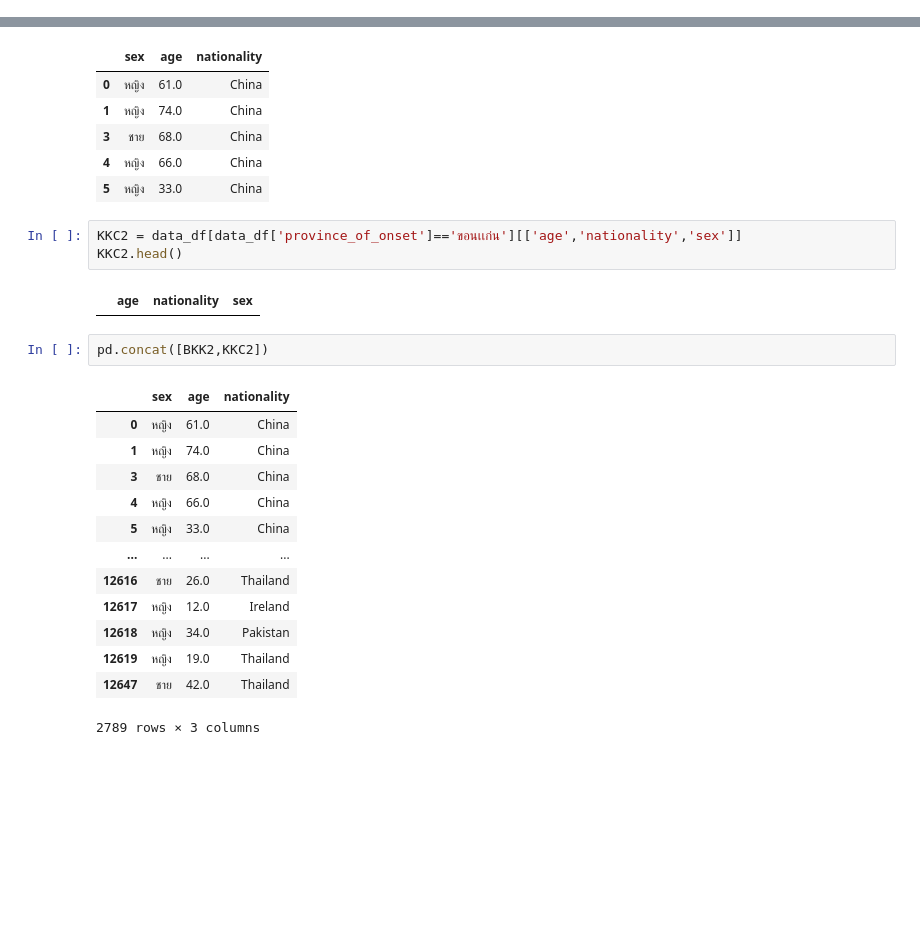
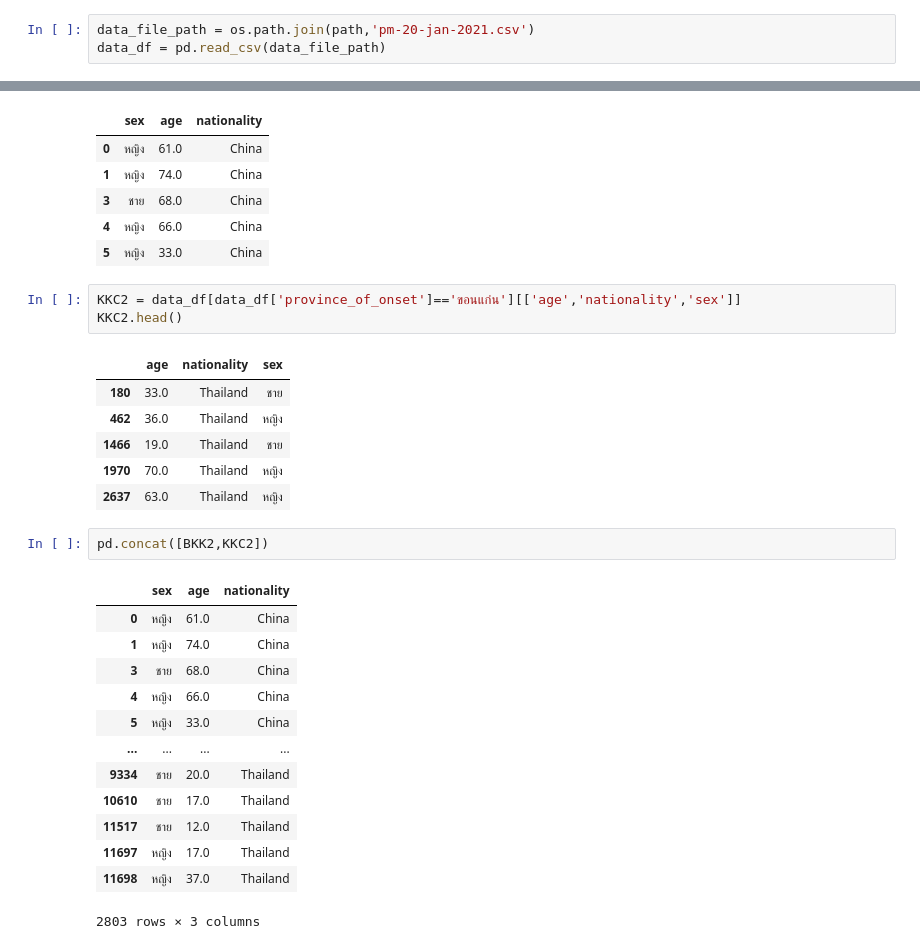
Before and after one commit to Chanunchida-May/data_viz_2022, a Jupyter notebook: Pandas102.ipynb, the cells around one changed output, grey strips where cells are left out. Saved outputs shown, nothing was run; the diff lists cells and outputs as text; blank space fills up the shorter version.

```diff
--- a/Pandas102.ipynb
+++ b/Pandas102.ipynb
@@ -14,0 +13,3 @@ data_df = pd.read_csv(covid_file_path)
+# %%
+data_file_path = os.path.join(path,'pm-20-jan-2021.csv')
+data_df = pd.read_csv(data_file_path)
@@ -117,10 +155,15 @@ BKK2.head()
 | 4 | หญิง | 66.0 | China |
 | 5 | หญิง | 33.0 | China |
 # %%
-KKC2 = data_df[data_df['province_of_onset']=='ขอนเเก่น'][['age','nationality','sex']]
+KKC2 = data_df[data_df['province_of_onset']=='ขอนแก่น'][['age','nationality','sex']]
 KKC2.head()
 # %% [output]
 |  | age | nationality | sex |
+| 180 | 33.0 | Thailand | ชาย |
+| 462 | 36.0 | Thailand | หญิง |
+| 1466 | 19.0 | Thailand | ชาย |
+| 1970 | 70.0 | Thailand | หญิง |
+| 2637 | 63.0 | Thailand | หญิง |
 # %%
 pd.concat([BKK2,KKC2])
 # %% [output]
@@ -131,9 +174,9 @@ pd.concat([BKK2,KKC2])
 | 4 | หญิง | 66.0 | China |
 | 5 | หญิง | 33.0 | China |
 | ... | ... | ... | ... |
-| 12616 | ชาย | 26.0 | Thailand |
-| 12617 | หญิง | 12.0 | Ireland |
-| 12618 | หญิง | 34.0 | Pakistan |
-| 12619 | หญิง | 19.0 | Thailand |
-| 12647 | ชาย | 42.0 | Thailand |
+| 9334 | ชาย | 20.0 | Thailand |
+| 10610 | ชาย | 17.0 | Thailand |
+| 11517 | ชาย | 12.0 | Thailand |
+| 11697 | หญิง | 17.0 | Thailand |
+| 11698 | หญิง | 37.0 | Thailand |
-2789 rows × 3 columns
+2803 rows × 3 columns
```
Also changed, not shown: parts of 27 cells of this notebook.
